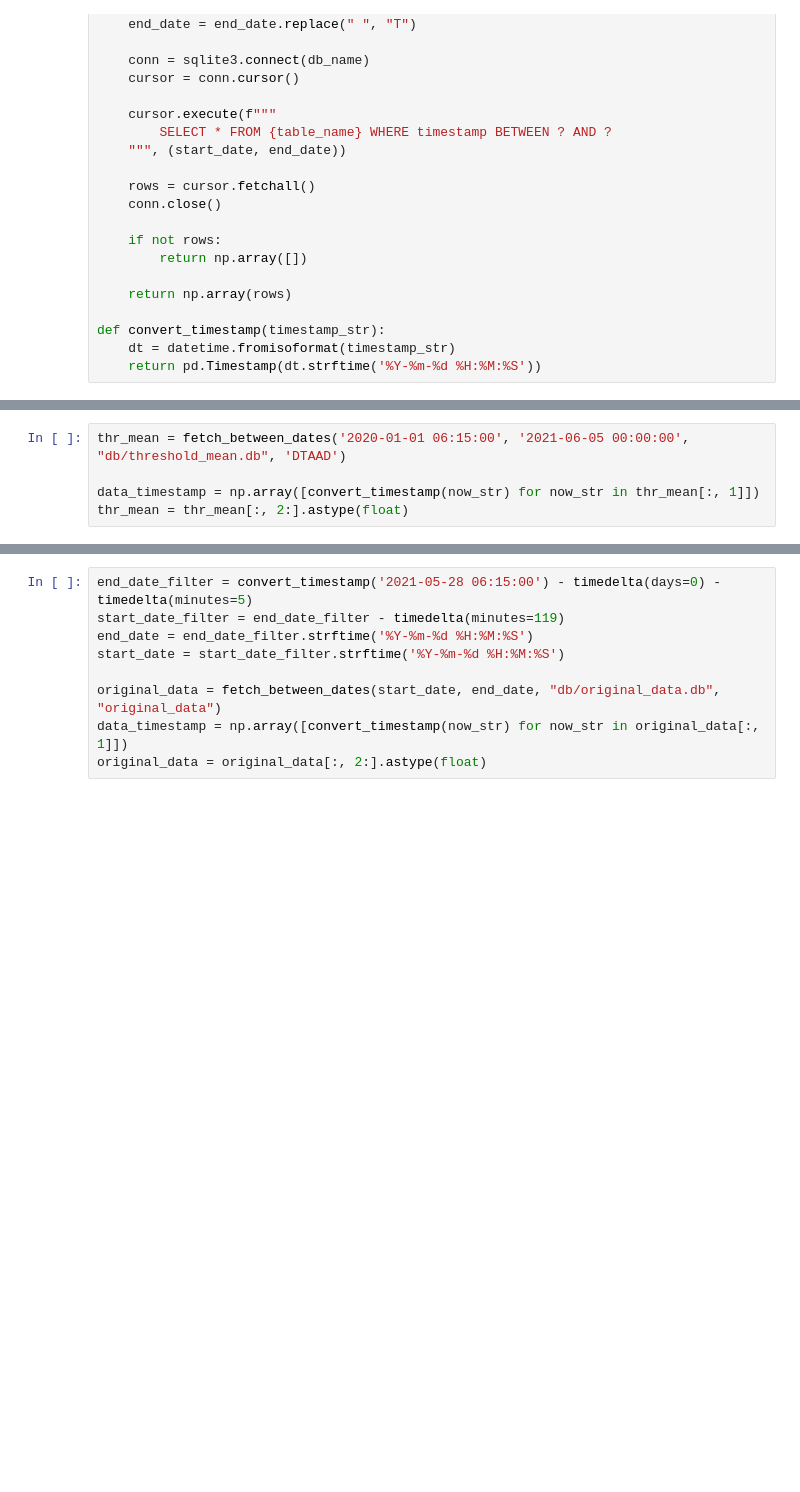
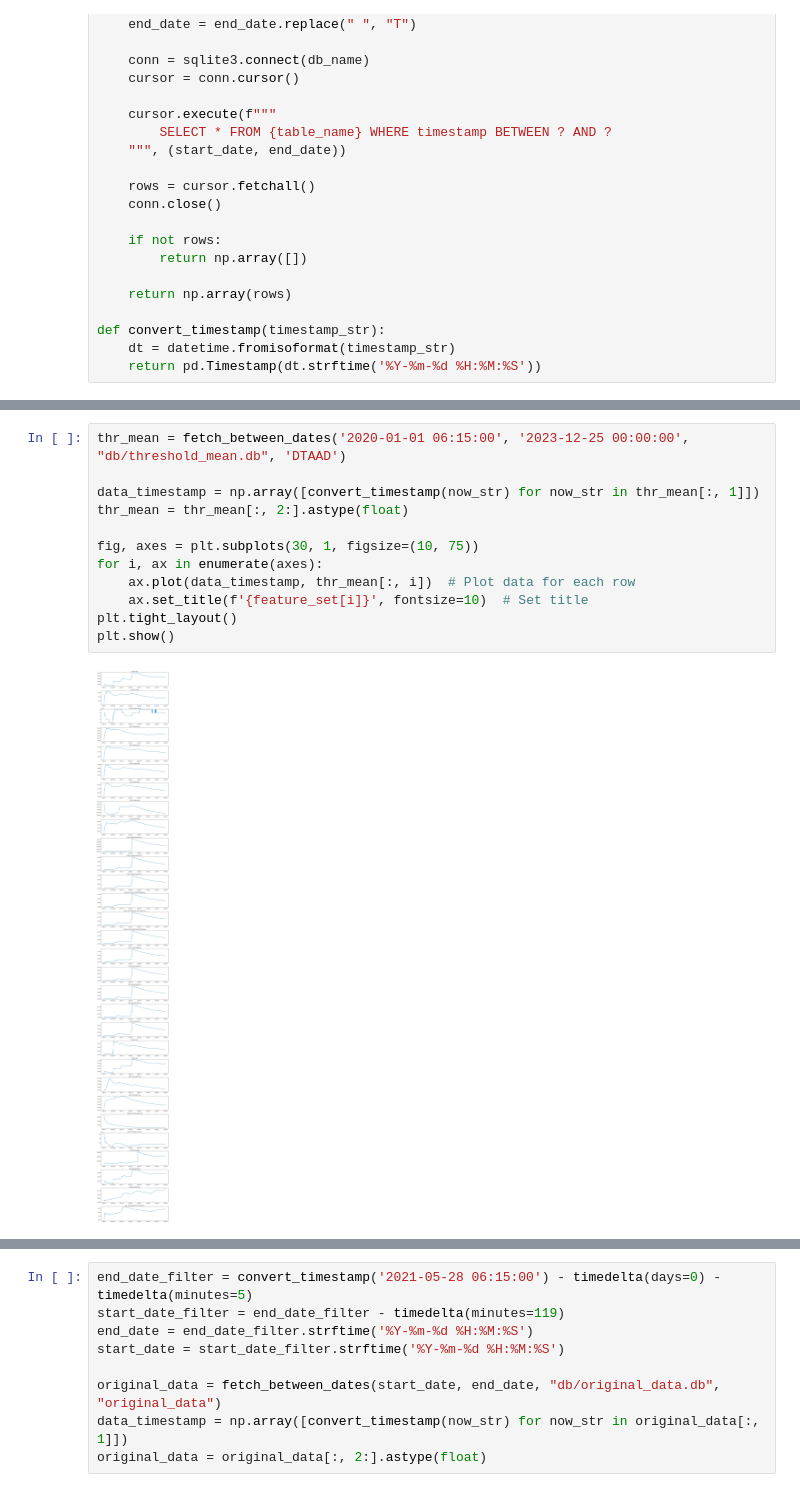
Before and after one commit to arkiven4/DTAAD, a Jupyter notebook: try_playground1.ipynb, the cells around one changed output, grey strips where cells are left out. Drawn from its saved outputs; the diff is of its cells as text; blank space fills up the shorter version.

```diff
--- a/try_playground1.ipynb
+++ b/try_playground1.ipynb
@@ -468,5 +296,14 @@ KeyboardInterrupt:
 # %%
-thr_mean = fetch_between_dates('2020-01-01 06:15:00', '2021-06-05 00:00:00', "db/threshold_mean.db", 'DTAAD')
+thr_mean = fetch_between_dates('2020-01-01 06:15:00', '2023-12-25 00:00:00', "db/threshold_mean.db", 'DTAAD')
 
 data_timestamp = np.array([convert_timestamp(now_str) for now_str in thr_mean[:, 1]])
 thr_mean = thr_mean[:, 2:].astype(float)
+
+fig, axes = plt.subplots(30, 1, figsize=(10, 75))
+for i, ax in enumerate(axes):
+    ax.plot(data_timestamp, thr_mean[:, i])  # Plot data for each row
+    ax.set_title(f'{feature_set[i]}', fontsize=10)  # Set title
+plt.tight_layout()
+plt.show()
+# %% [output]
+[figure, added]
```
Also changed, not shown: parts of 16 cells of this notebook, 1 other file.
